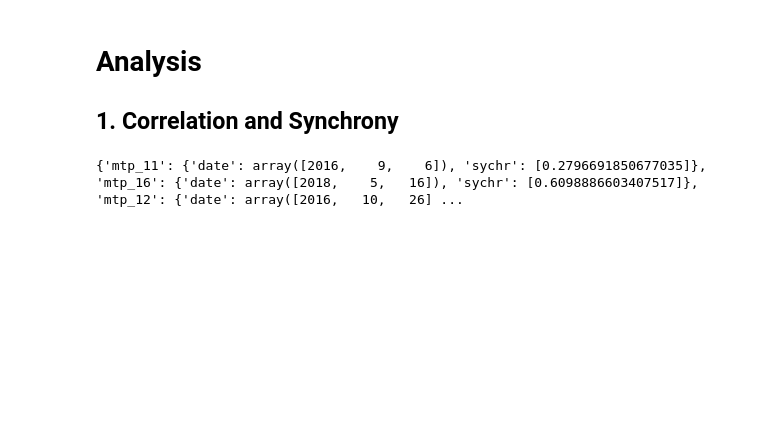
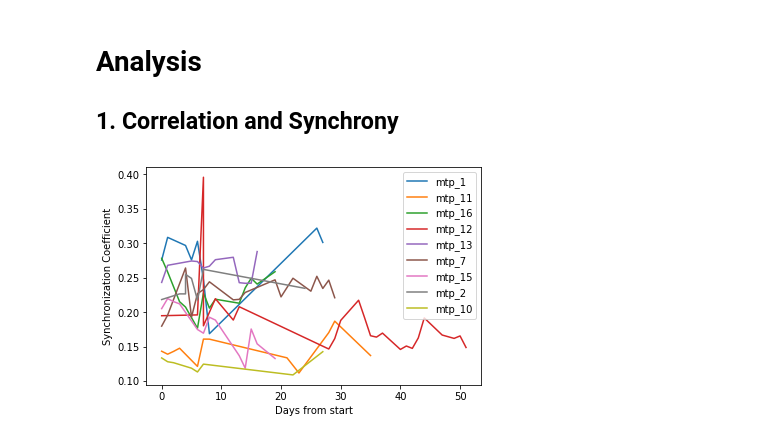
Before and after one commit to aleksejs-fomins/nest-mesoscopic-metric-test, a Jupyter notebook: codes/analysis_real/analysis-behavioural-neural.ipynb, the cells around one changed output. Cells and saved outputs as stored; diff of their text form; code cells hidden in the pictures; blank space fills up the shorter version.

```diff
--- a/codes/analysis_real/analysis-behavioural-neural.ipynb
+++ b/codes/analysis_real/analysis-behavioural-neural.ipynb
@@ -77,5 +76,8 @@ def findPathIdx(typeKey, mouseDayKey):
 
 def findDataIdx(pathIdx):
     return np.where(miceDataIdxs == pathIdx)[0][0]
+
+def pd_filter(data, k, v):
+    return data[data[k] == v]
 # %%
 # Read Neuronal data
@@ -181,49 +146,25 @@ Warning: first touch file does not exist /mnt/hifo_scratch1/Yaro/data_for_TE/beh
 # Analysis
 
 ## 1. Correlation and Synchrony
-# %%
-# Read LVM file from command line
-
-synchrony_by_day = {}
-
-for mouse in mice:
-    synchrony_by_day[mouse] = {"date" : [], "sychr" : []}
-
-    pathIdxs = np.where((micePathArr[:, 0] == mouse)&(micePathArr[:, 1] == 'data_path'))[0]
-
-    for pathIdx in pathIdxs[:1]:
-        # Get data
-        dataIdx = findDataIdx(pathIdx)
-        data = dataNeuronal[dataIdx]
-
-        # Get parameters
-        nTrials, nTimes, nChannels = data.shape
-
-        data2D = []
-
-        for iCh in range(nChannels):
-            dataChannel = []
-            for iTr in range(nTrials):
-                dataChannel += [data[iTr, :, iCh] - np.mean(data[iTr, :, iCh])]
-            data2D += [np.array(dataChannel).flatten()]
-
-        # Compute normalization variances
-        s_data = [np.sqrt(np.correlate(d, d)) for d in data2D]
-
-        # Compute correlation
-        cr = np.zeros((nChannels, nChannels))
-        for iCh in range(nChannels):
-            for jCh in range(iCh+1, nChannels):
-                cr[iCh][jCh] = np.correlate(data2D[iCh], data2D[jCh]) / (s_data[iCh] * s_data[jCh])
-
-        dateThis = np.array(micePathArr[pathIdx, 3].split("_")[2:5], dtype=int)
-        synchrony_by_day[mouse]["date"] = dateThis
-        synchrony_by_day[mouse]["sychr"] += [np.sum(np.abs(cr)) * 2 / nChannels / (nChannels - 1)]
-
-print(synchrony_by_day)
-
-# plt.figure()
-# plt.plot(synchrony_by_day)
-# plt.show()
-# %% [output]
-{'mtp_11': {'date': array([2016,    9,    6]), 'sychr': [0.2796691850677035]}, 'mtp_16': {'date': array([2018,    5,   16]), 'sychr': [0.6098886603407517]}, 'mtp_12': {'date': array([2016,   10,   26] ...
+# %%
+mice = list(set(pathDataSets['channel_labels']['mousename']))
+dateDiff = lambda l: [(v - l.iloc[0]).days for v in l]
+
+plt.figure()
+
+for mousename in mice:
+    mouseData = pd_filter(pathDataSets['data_path'], 'mousename', mousename)
+    if mouseData.shape[0] > 0:
+
+        deltaDays = dateDiff(mouseData["date"])
+        dataIdxs = list(mouseData["date"].index)
+        synchr = [diagDom(corr3D(dataNeuronal[dataIdx])) for dataIdx in dataIdxs]
+
+        plt.plot(deltaDays, synchr, label=mousename)
+
+plt.xlabel("Days from start")
+plt.ylabel("Synchronization Coefficient")
+plt.legend()
+plt.show()
+# %% [output]
+[figure, added]
```
Also changed, not shown: parts of 3 cells of this notebook, 3 other files.
